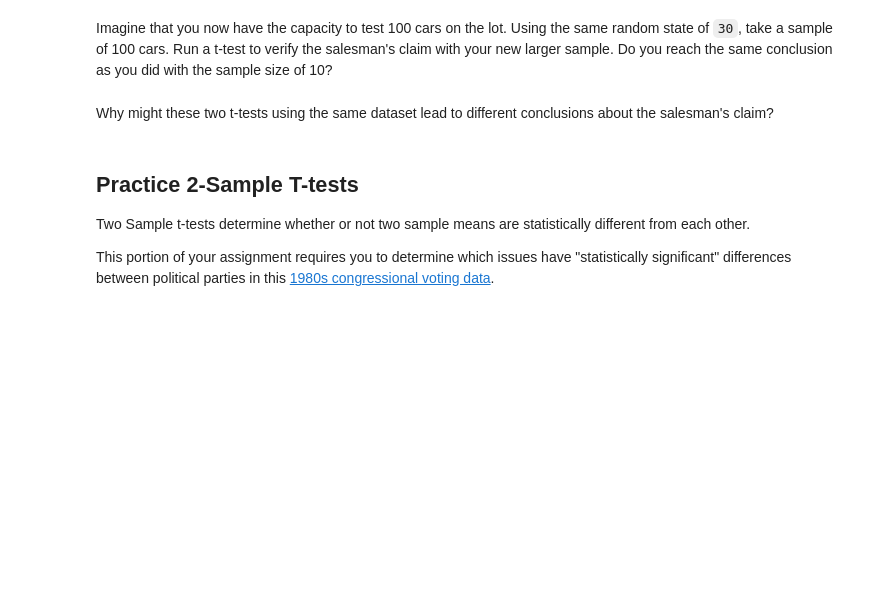
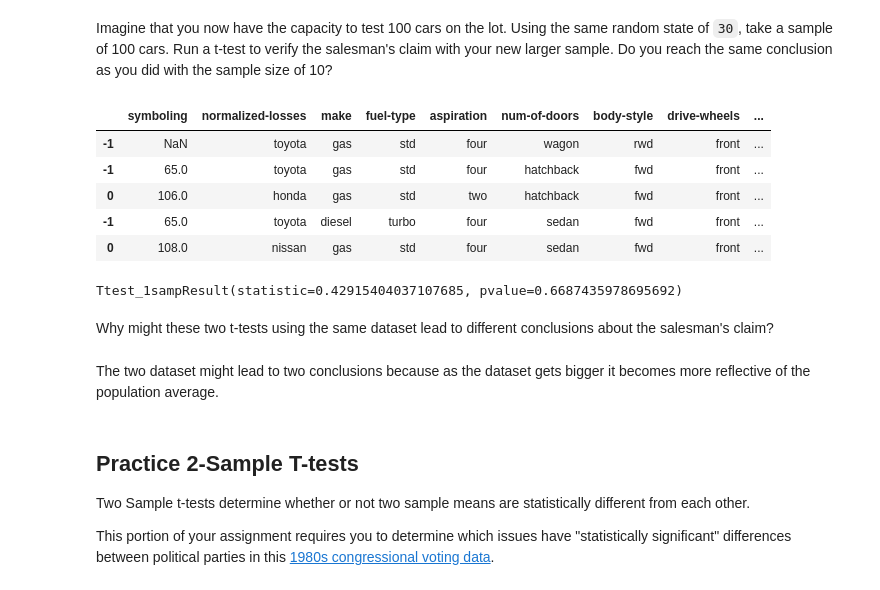
Before and after one commit to bofori-tech/DS-Unit-1-Sprint-2-Statistics, a Jupyter notebook: module1/LS_DS_121_t_tests_Assignment.ipynb, the cells around one changed output. Cells and saved outputs as stored; diff of their text form; code cells hidden in the pictures; blank space fills up the shorter version.

```diff
--- a/module1/LS_DS_121_t_tests_Assignment.ipynb
+++ b/module1/LS_DS_121_t_tests_Assignment.ipynb
@@ -99,5 +140,21 @@ Imagine that you now have the capacity to test 100 cars on the lot. Using the sa
+# %%
+df3=df.sample(100)
+df3.head()
+# %% [output]
+|  | symboling | normalized-losses | make | fuel-type | aspiration | num-of-doors | body-style | drive-wheels | ... |
+| -1 | NaN | toyota | gas | std | four | wagon | rwd | front | ... |
+| -1 | 65.0 | toyota | gas | std | four | hatchback | fwd | front | ... |
+| 0 | 106.0 | honda | gas | std | two | hatchback | fwd | front | ... |
+| -1 | 65.0 | toyota | diesel | turbo | four | sedan | fwd | front | ... |
+| 0 | 108.0 | nissan | gas | std | four | sedan | fwd | front | ... |
+# %%
+ttest_1samp(df3['highway-mpg'], popmean, nan_policy='omit')
+# %% [output]
+Ttest_1sampResult(statistic=0.42915404037107685, pvalue=0.6687435978695692)
 # %% [markdown]
 Why might these two t-tests using the same dataset lead to different conclusions about the salesman's claim?
+# %% [markdown]
+The two dataset might lead to two conclusions because as the dataset gets bigger it becomes more reflective of the population average.
 # %% [markdown]
 ## Practice 2-Sample T-tests
 
```
Also changed, not shown: parts of 34 cells of this notebook.
